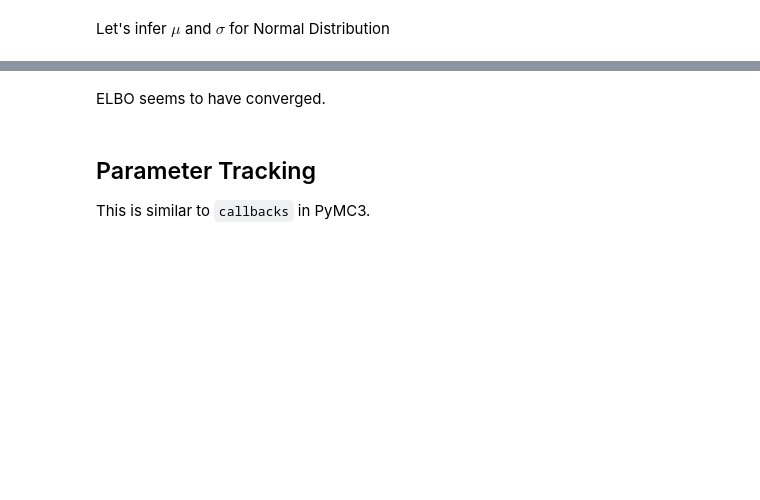
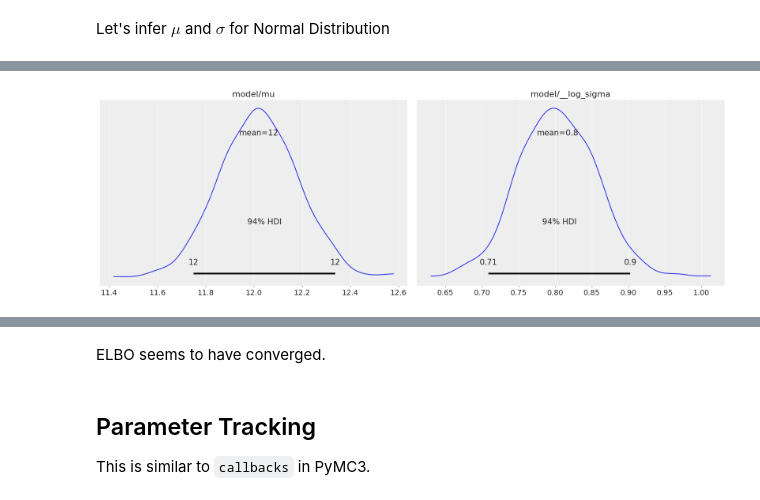
Before and after one commit to pymc-devs/pymc4, a Jupyter notebook: notebooks/Variational_API_Quickstart.ipynb, the cells around one changed output, grey strips where cells are left out. Drawn from its saved outputs; the diff is of its cells as text; code cells hidden in the pictures; blank space fills up the shorter version.

```diff
--- a/notebooks/Variational_API_Quickstart.ipynb
+++ b/notebooks/Variational_API_Quickstart.ipynb
@@ -57,3 +64,7 @@ loss = pm.fit(approx_model)
+# %%
+az.plot_posterior(mean_field.approximation.sample(1000));
+# %% [output]
+[figure, added]
 # %%
 fig = plt.figure(figsize=(6, 4))
 ax = fig.add_subplot(111, xlabel='Number of iterations', ylabel='Negative ELBO')
```
Also changed, not shown: parts of 13 cells of this notebook, 2 other files.
